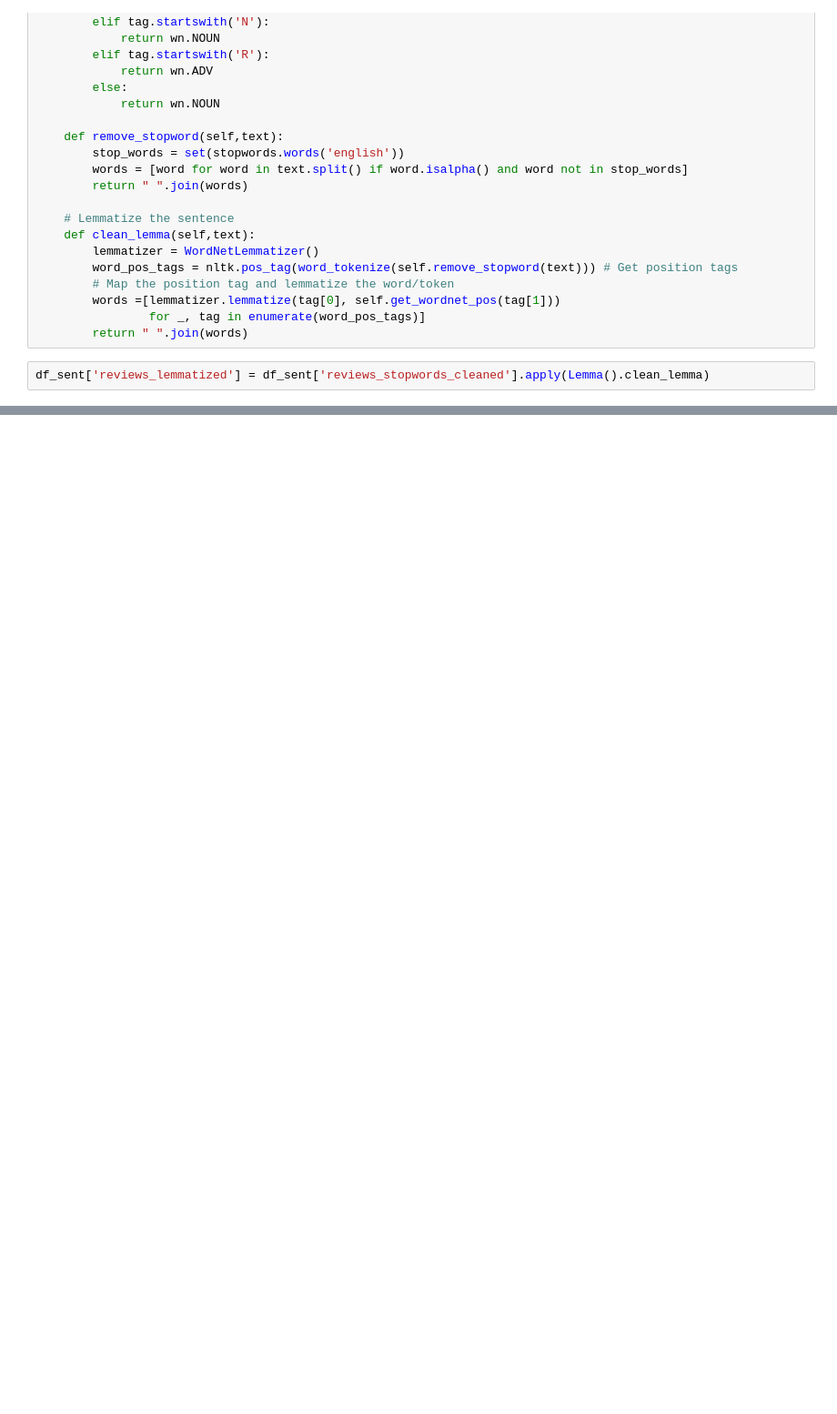
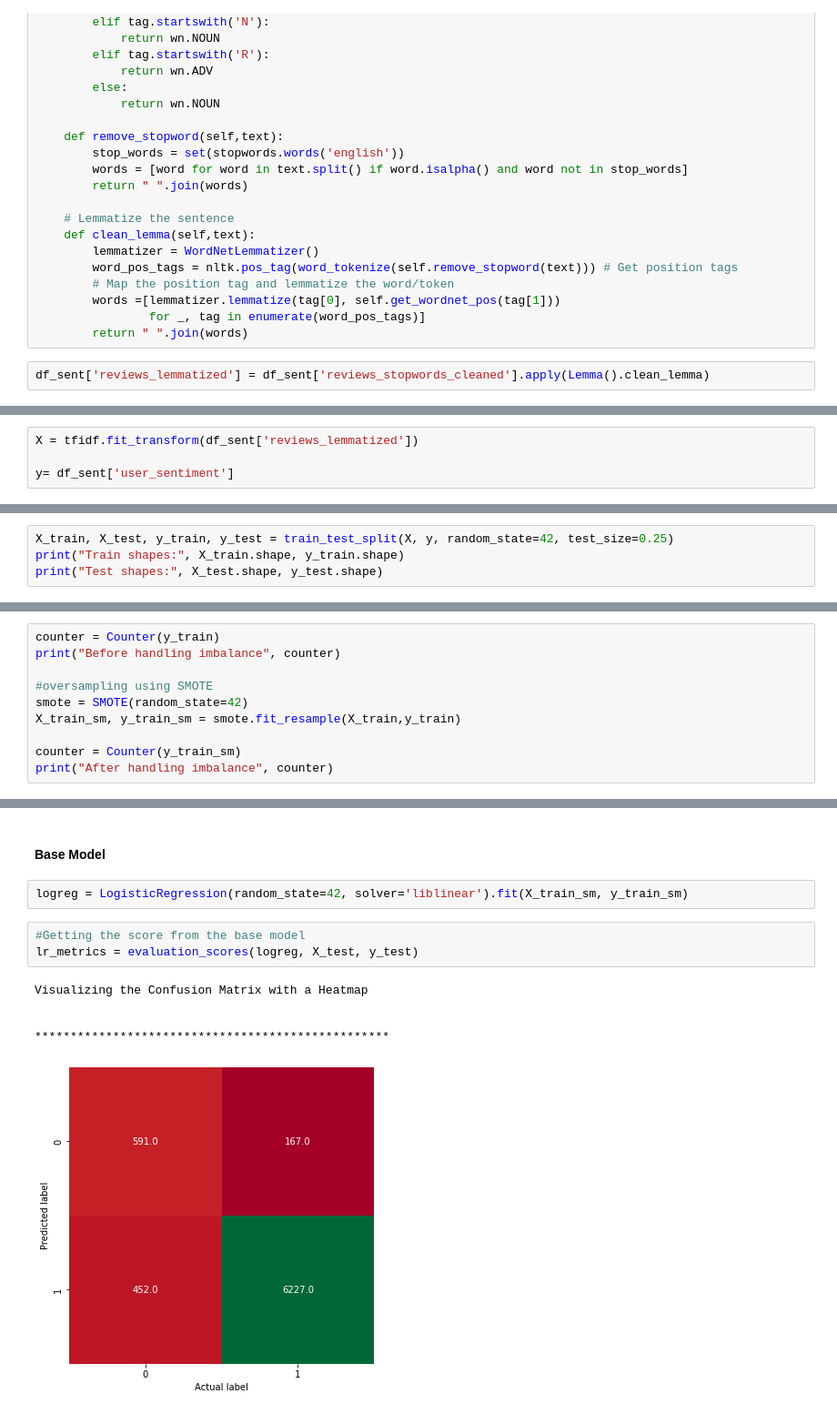
Before and after one commit to nick09fab/ML-Deployment, a Jupyter notebook: Recommendation_Systems/Sentiment_Analysis.ipynb, the cells around one changed output, grey strips where cells are left out. Shown at 91% size. Drawn from its saved outputs; the diff is of its cells as text; blank space fills up the shorter version.

Commit message:
built sentiment model

```diff
--- a/Recommendation_Systems/Sentiment_Analysis.ipynb
+++ b/Recommendation_Systems/Sentiment_Analysis.ipynb
@@ -533,0 +672,4 @@ df_sent.sample()
+# %%
+X = tfidf.fit_transform(df_sent['reviews_lemmatized'])
+
+y= df_sent['user_sentiment']
@@ -533,0 +678,4 @@ df_sent.sample()
+# %%
+X_train, X_test, y_train, y_test = train_test_split(X, y, random_state=42, test_size=0.25)
+print("Train shapes:", X_train.shape, y_train.shape)
+print("Test shapes:", X_test.shape, y_test.shape)
@@ -533,0 +701,10 @@ df_sent.sample()
+# %%
+counter = Counter(y_train)
+print("Before handling imbalance", counter)
+
+#oversampling using SMOTE
+smote = SMOTE(random_state=42)
+X_train_sm, y_train_sm = smote.fit_resample(X_train,y_train)
+
+counter = Counter(y_train_sm)
+print("After handling imbalance", counter)
@@ -533,0 +801,13 @@ df_sent.sample()
+# %% [markdown]
+#### Base Model
+# %%
+logreg = LogisticRegression(random_state=42, solver='liblinear').fit(X_train_sm, y_train_sm)
+# %%
+#Getting the score from the base model
+lr_metrics = evaluation_scores(logreg, X_test, y_test)
+# %% [output]
+Visualizing the Confusion Matrix with a Heatmap
+
+
+**************************************************
+[figure, added]
```
Also changed, not shown: parts of 38 cells of this notebook.
